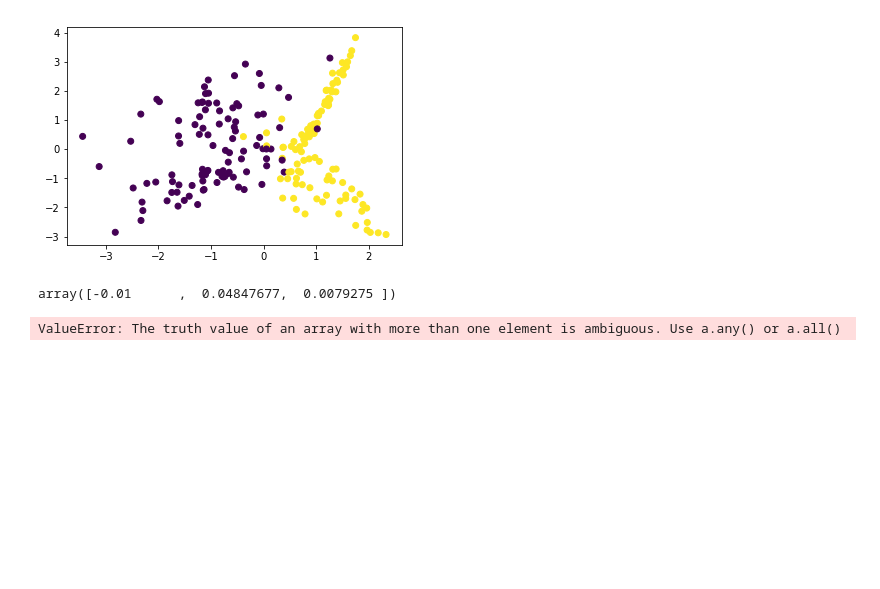
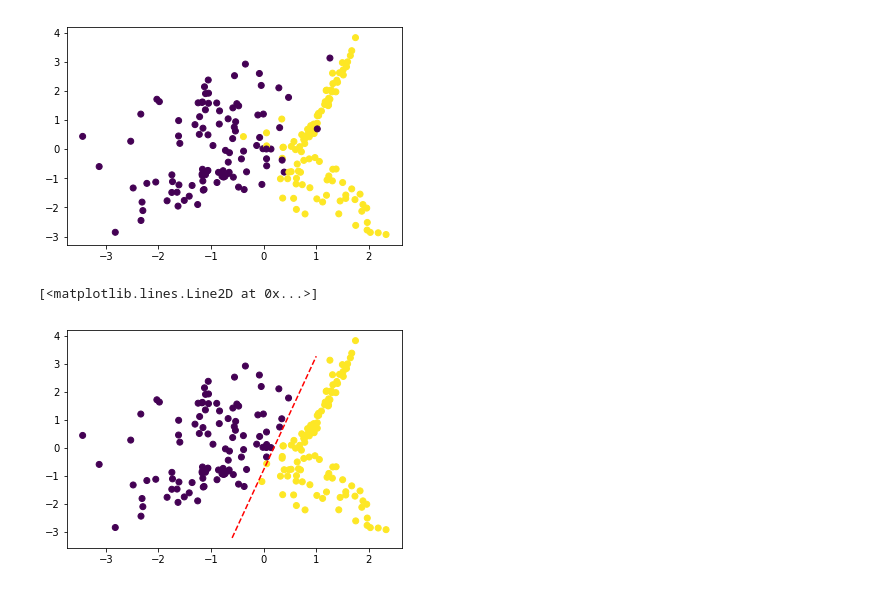
Before and after one commit to MSCS-686/pzhong, a Jupyter notebook: Lab03/test.ipynb, the cells around one changed output. Saved outputs shown, nothing was run; the diff lists cells and outputs as text; code cells hidden in the pictures; blank space fills up the shorter version.

```diff
--- a/Lab03/test.ipynb
+++ b/Lab03/test.ipynb
@@ -11,13 +12,16 @@ plt.scatter(X[:,0], X[:,1], c=Y)
 # %%
 from perceptron import perceptron
 # %%
-p = perceptron(learning_rate=0.01, epochs=100)
-weights = p.fit(X, Y)
+p = perceptron(learning_rate=0.01, epochs=10)
+p.fit(X, Y)
-# %%
-weights
-# %% [output]
-array([-0.01      ,  0.04847677,  0.0079275 ])
-# %%
-p.predict(X)
-# %% [output]
-ValueError: The truth value of an array with more than one element is ambiguous. Use a.any() or a.all()
+# %%
+weights = p.get_weights()
+bias = p.get_bias()
+# %%
+x = np.linspace(-0.6, 1)
+y = (-(bias/weights[1])/(bias/weights[0]) * x + (-bias/weights[1]))
+plt.scatter(X[:,0], X[:,1], c=p.predict(X))
+plt.plot(x, y, '--r')
+# %% [output]
+[<matplotlib.lines.Line2D at 0x...>]
+[figure, added]
```
Also changed, not shown: parts of 1 cell of this notebook, 2 other files.
